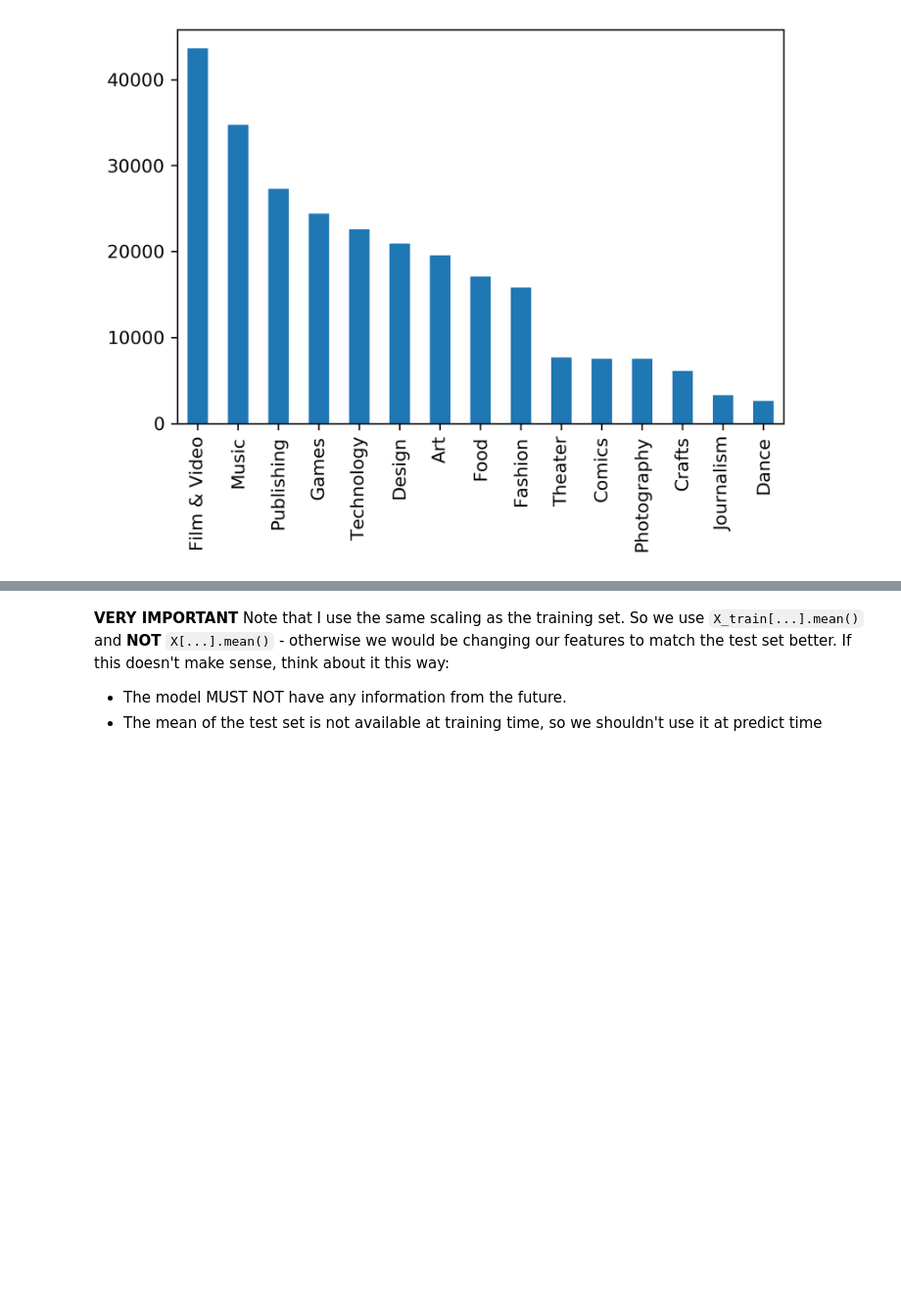
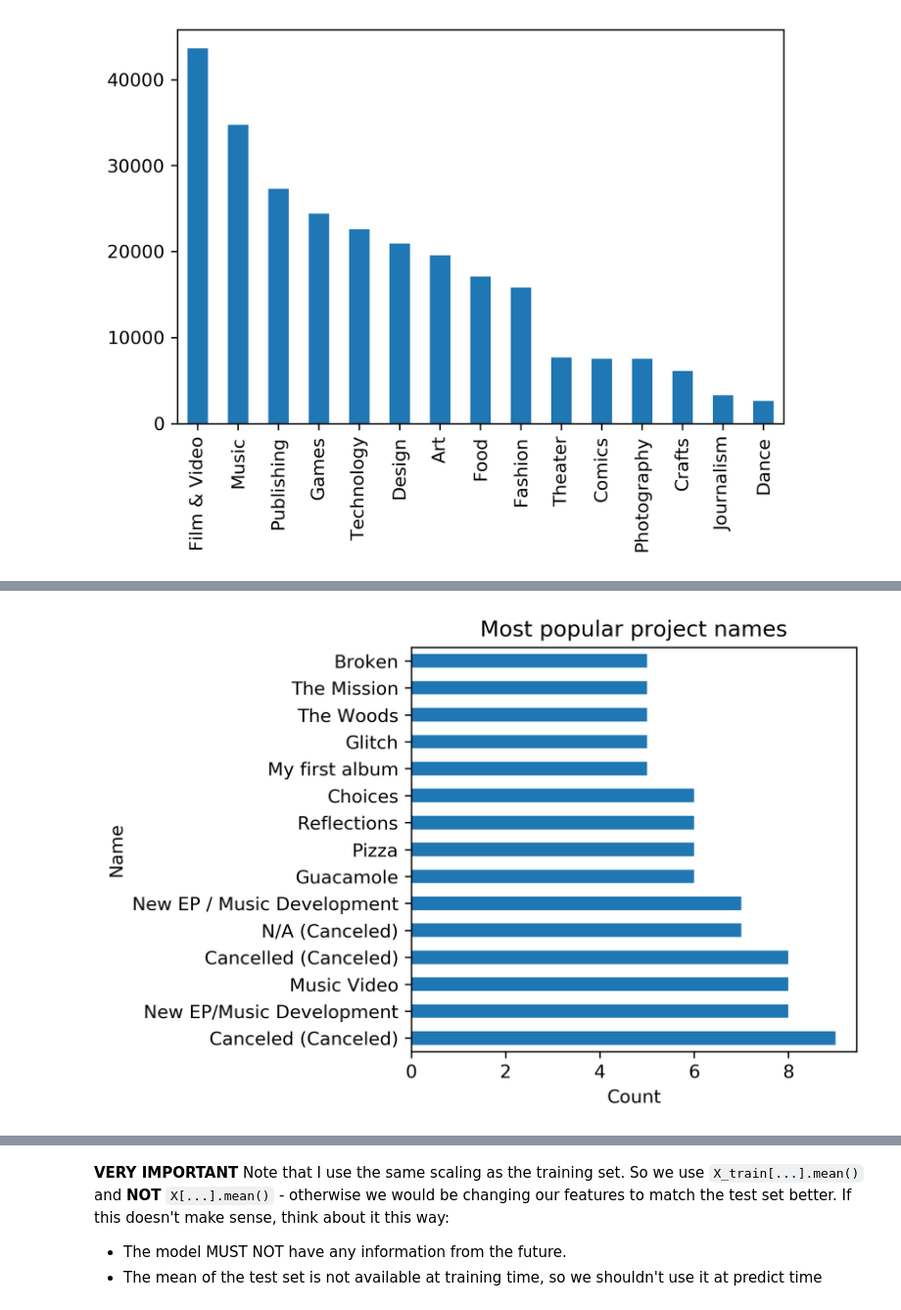
Before and after one commit to ShelyBhogal/data-science, a Jupyter notebook: 13-workshop1-classification/workshop.ipynb, the cells around one changed output, grey strips where cells are left out. Shown: that part at 98% size. Cells and saved outputs as stored; diff of their text form; code cells hidden in the pictures; blank space fills up the shorter version.

```diff
--- a/13-workshop1-classification/workshop.ipynb
+++ b/13-workshop1-classification/workshop.ipynb
@@ -131,0 +158,10 @@ train['main_category'].value_counts().plot(kind='bar', ax=ax);
+# %%
+# What are the top 15 most popular project names?
+fg, ax = plt.subplots(dpi=300);
+train['name'].value_counts().head(15).plot(kind='barh', ax=ax);
+ax.set_title('Most popular project names');
+ax.set_xlabel('Count');
+ax.set_ylabel('Name');
+fg.tight_layout();
+# %% [output]
+[figure, added]
```
Also changed, not shown: parts of 16 cells of this notebook, 1 other file.
